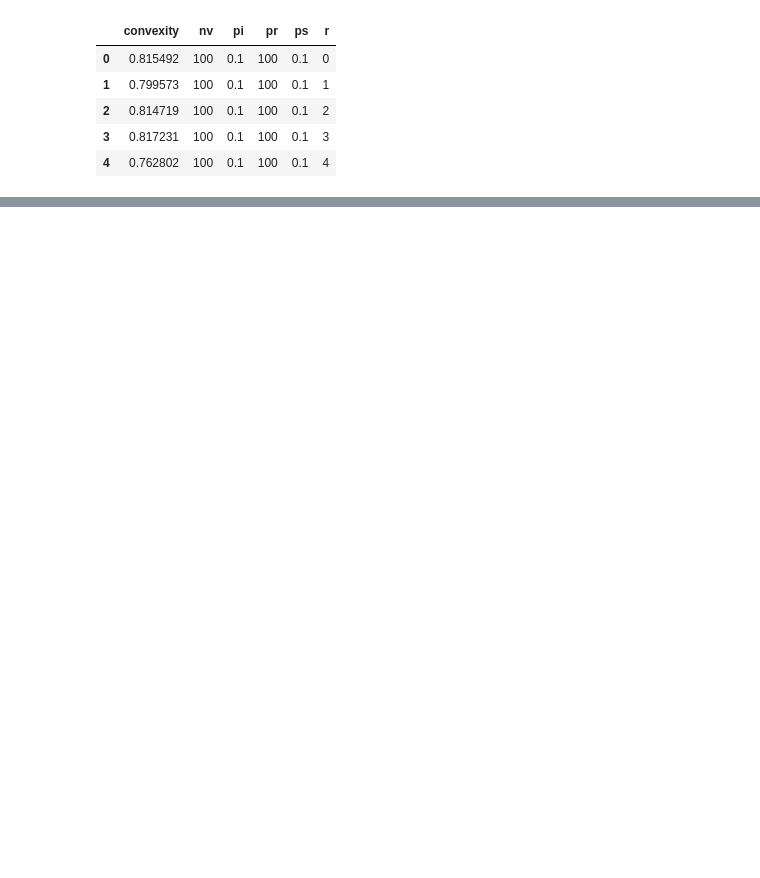
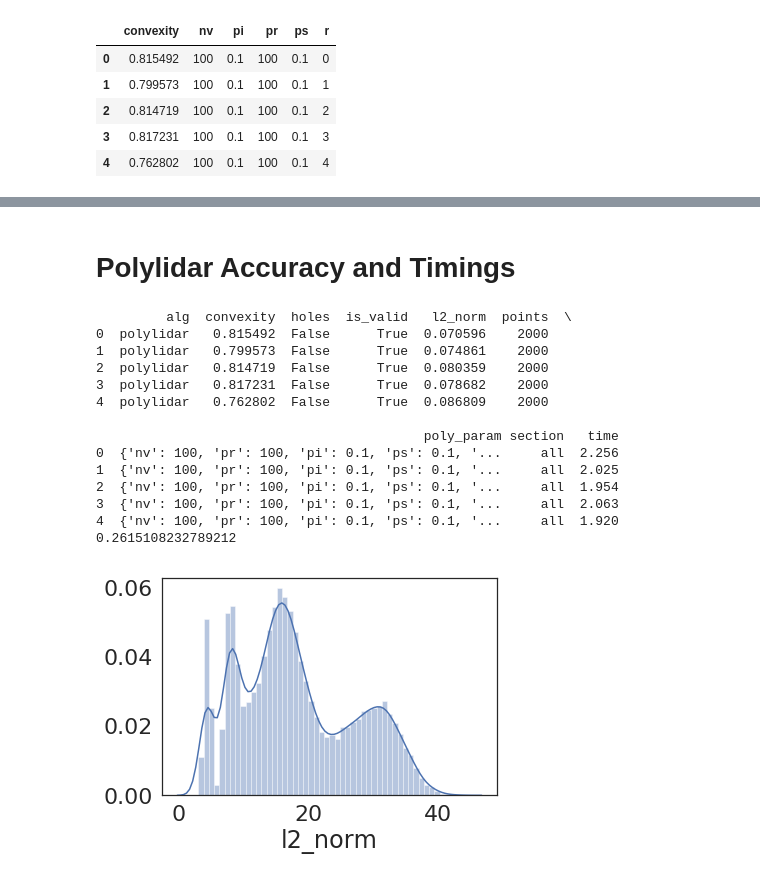
Before and after one commit to JeremyBYU/concavehull-evaluation, a Jupyter notebook: analysis/MonteCarlo Polygon Generation.ipynb, the cells around one changed output, grey strips where cells are left out. Cells and saved outputs as stored; diff of their text form; code cells hidden in the pictures; blank space fills up the shorter version.

Commit message:
Added MonteCarlo Testing and analysis

```diff
--- a/analysis/MonteCarlo Polygon Generation.ipynb
+++ b/analysis/MonteCarlo Polygon Generation.ipynb
@@ -59,0 +60,24 @@ sns.distplot(df['convexity'])
+# %% [markdown]
+# Polylidar Accuracy and Timings
+# %%
+df = pd.read_csv(path.join(FIXTURES, "results", "polylidar_montecarlo.csv"))
+print(df.head())
+df['l2_norm'] = df['l2_norm'] * 100
+sns.distplot(df['l2_norm'])
+print(df['convexity'].min())
+# %% [output]
+         alg  convexity  holes  is_valid   l2_norm  points  \
+0  polylidar   0.815492  False      True  0.070596    2000
+1  polylidar   0.799573  False      True  0.074861    2000
+2  polylidar   0.814719  False      True  0.080359    2000
+3  polylidar   0.817231  False      True  0.078682    2000
+4  polylidar   0.762802  False      True  0.086809    2000
+
+                                          poly_param section   time
+0  {'nv': 100, 'pr': 100, 'pi': 0.1, 'ps': 0.1, '...     all  2.256
+1  {'nv': 100, 'pr': 100, 'pi': 0.1, 'ps': 0.1, '...     all  2.025
+2  {'nv': 100, 'pr': 100, 'pi': 0.1, 'ps': 0.1, '...     all  1.954
+3  {'nv': 100, 'pr': 100, 'pi': 0.1, 'ps': 0.1, '...     all  2.063
+4  {'nv': 100, 'pr': 100, 'pi': 0.1, 'ps': 0.1, '...     all  1.920
+0.2615108232789212
+[figure, added]
```
Also changed, not shown: parts of 7 cells of this notebook, 5 other files.
